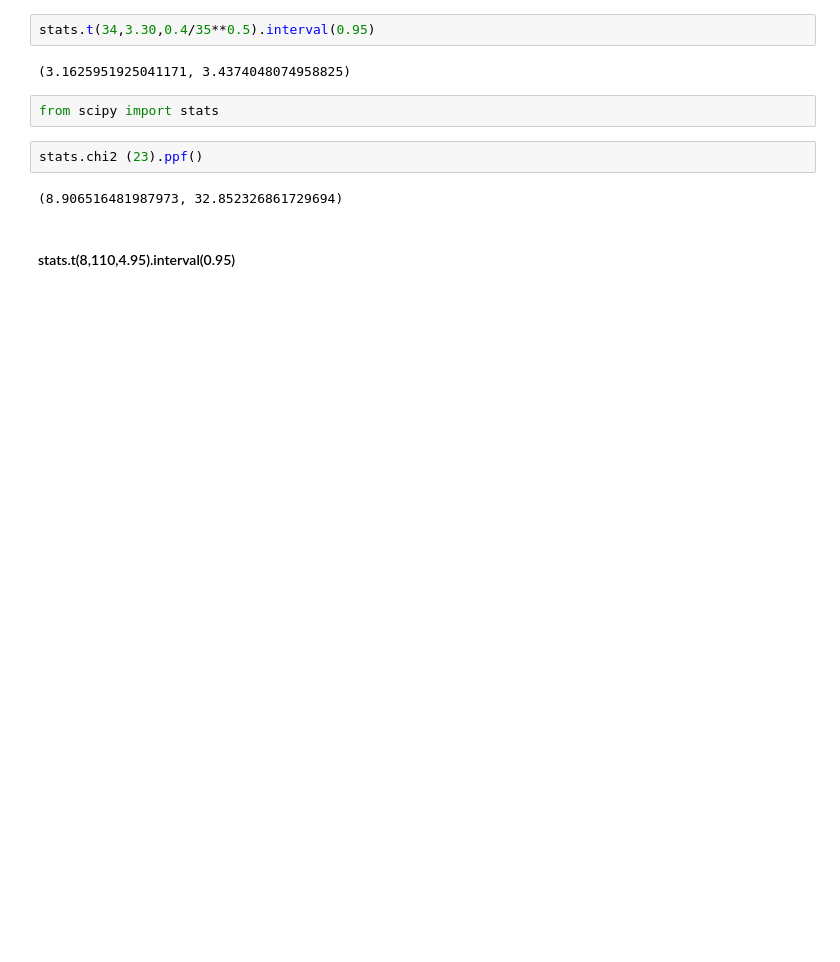
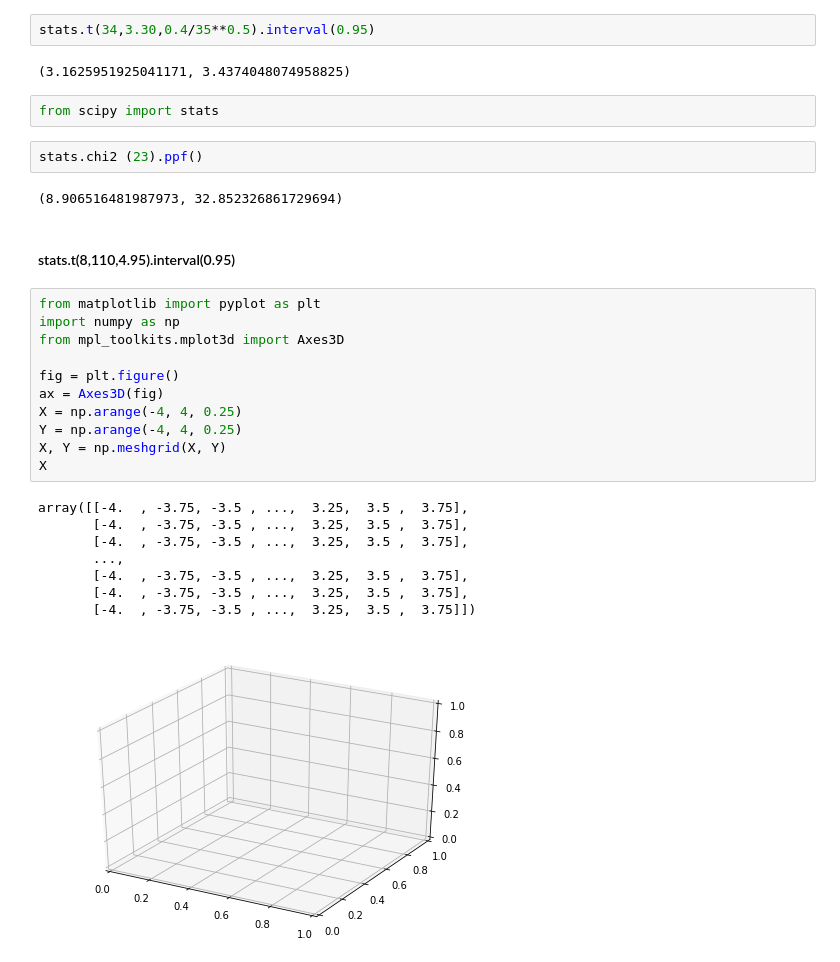
Before and after one commit to gaoxiang520/django, a Jupyter notebook: 草稿.ipynb, the cells around one changed output. Drawn from its saved outputs; the diff is of its cells as text; blank space fills up the shorter version.

```diff
--- a/草稿.ipynb
+++ b/草稿.ipynb
@@ -169,3 +169,23 @@ stats.chi2 (23).ppf()
 (8.906516481987973, 32.852326861729694)
 # %% [markdown]
 #### stats.t(8,110,4.95).interval(0.95)
+# %%
+from matplotlib import pyplot as plt
+import numpy as np
+from mpl_toolkits.mplot3d import Axes3D
+
+fig = plt.figure()
+ax = Axes3D(fig)
+X = np.arange(-4, 4, 0.25)
+Y = np.arange(-4, 4, 0.25)
+X, Y = np.meshgrid(X, Y)
+X
+# %% [output]
+array([[-4.  , -3.75, -3.5 , ...,  3.25,  3.5 ,  3.75],
+       [-4.  , -3.75, -3.5 , ...,  3.25,  3.5 ,  3.75],
+       [-4.  , -3.75, -3.5 , ...,  3.25,  3.5 ,  3.75],
+       ...,
+       [-4.  , -3.75, -3.5 , ...,  3.25,  3.5 ,  3.75],
+       [-4.  , -3.75, -3.5 , ...,  3.25,  3.5 ,  3.75],
+       [-4.  , -3.75, -3.5 , ...,  3.25,  3.5 ,  3.75]])
+[figure, added]
```
Also changed, not shown: 14 other files.
